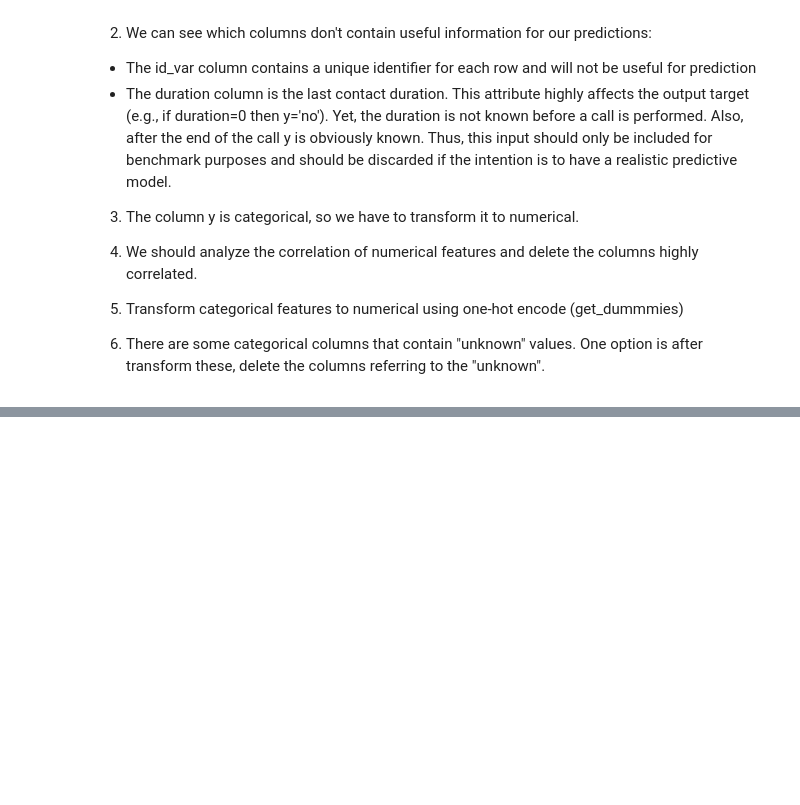
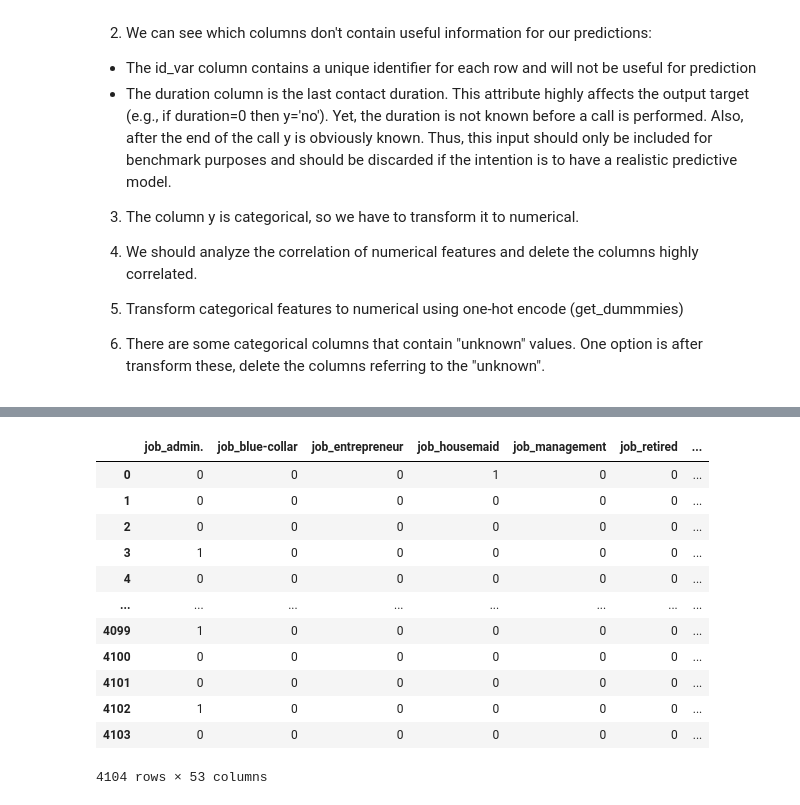
Before and after one commit to yfundorac/final-project, a Jupyter notebook: main.ipynb, the cells around one changed output, grey strips where cells are left out. Cells and saved outputs as stored; diff of their text form; code cells hidden in the pictures; blank space fills up the shorter version.

```diff
--- a/main.ipynb
+++ b/main.ipynb
@@ -101,0 +310,2 @@ cat_data.head()
+# %%
+test = pd.read_csv('test.csv')
@@ -101,0 +332,5 @@ cat_data.head()
+# %%
+test.drop(columns = ['id_var', 'duration'], inplace = True)
+# %%
+test.drop(test[to_drop], axis = 1, inplace = True)
+test.head()
@@ -101,0 +344,17 @@ cat_data.head()
+# %%
+cat_test_dummies = pd.get_dummies(test[cat_data.columns])
+cat_test_dummies
+# %% [output]
+|  | job_admin. | job_blue-collar | job_entrepreneur | job_housemaid | job_management | job_retired | ... |
+| 0 | 0 | 0 | 0 | 1 | 0 | 0 | ... |
+| 1 | 0 | 0 | 0 | 0 | 0 | 0 | ... |
+| 2 | 0 | 0 | 0 | 0 | 0 | 0 | ... |
+| 3 | 1 | 0 | 0 | 0 | 0 | 0 | ... |
+| 4 | 0 | 0 | 0 | 0 | 0 | 0 | ... |
+| ... | ... | ... | ... | ... | ... | ... | ... |
+| 4099 | 1 | 0 | 0 | 0 | 0 | 0 | ... |
+| 4100 | 0 | 0 | 0 | 0 | 0 | 0 | ... |
+| 4101 | 0 | 0 | 0 | 0 | 0 | 0 | ... |
+| 4102 | 1 | 0 | 0 | 0 | 0 | 0 | ... |
+| 4103 | 0 | 0 | 0 | 0 | 0 | 0 | ... |
+4104 rows × 53 columns
```
Also changed, not shown: parts of 32 cells of this notebook.
